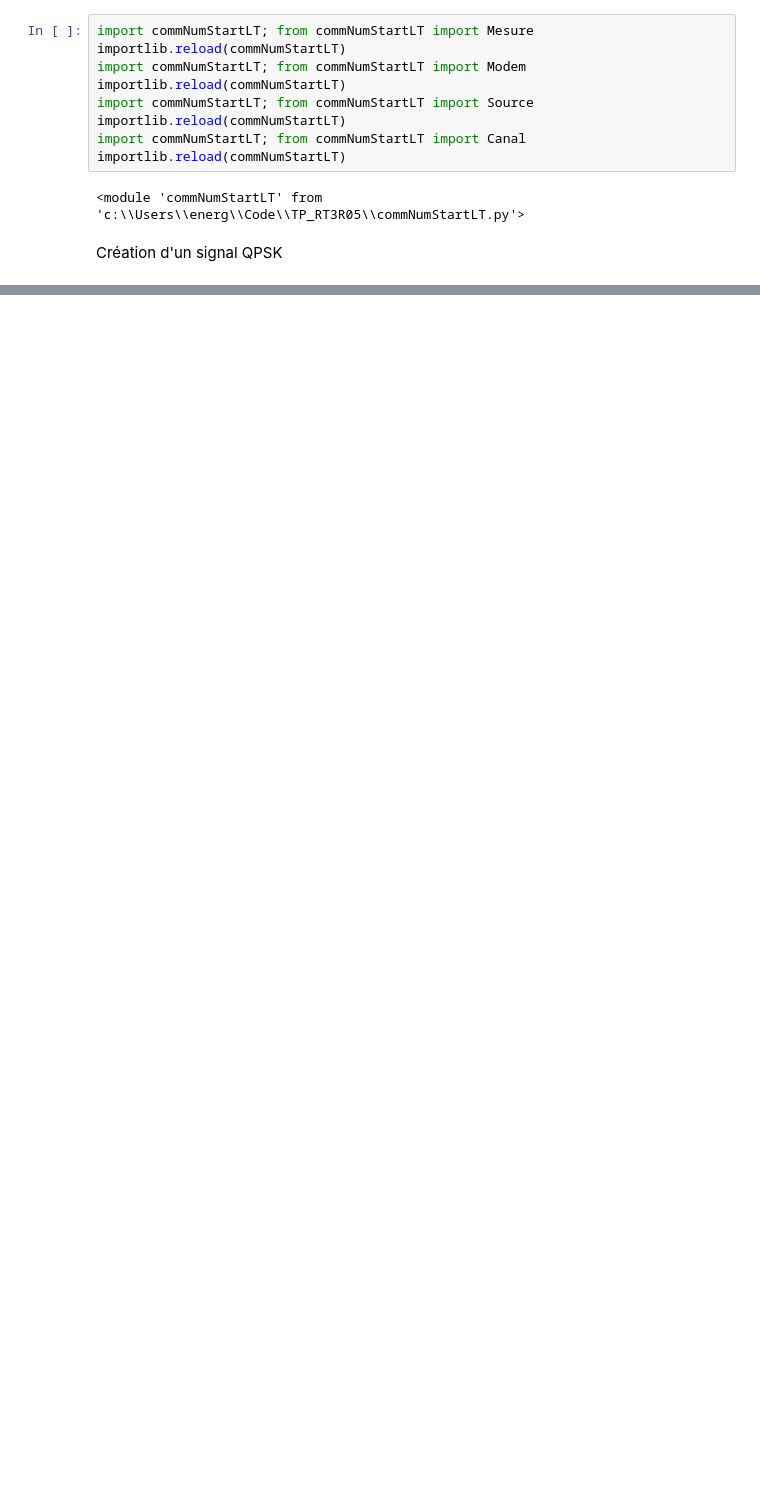
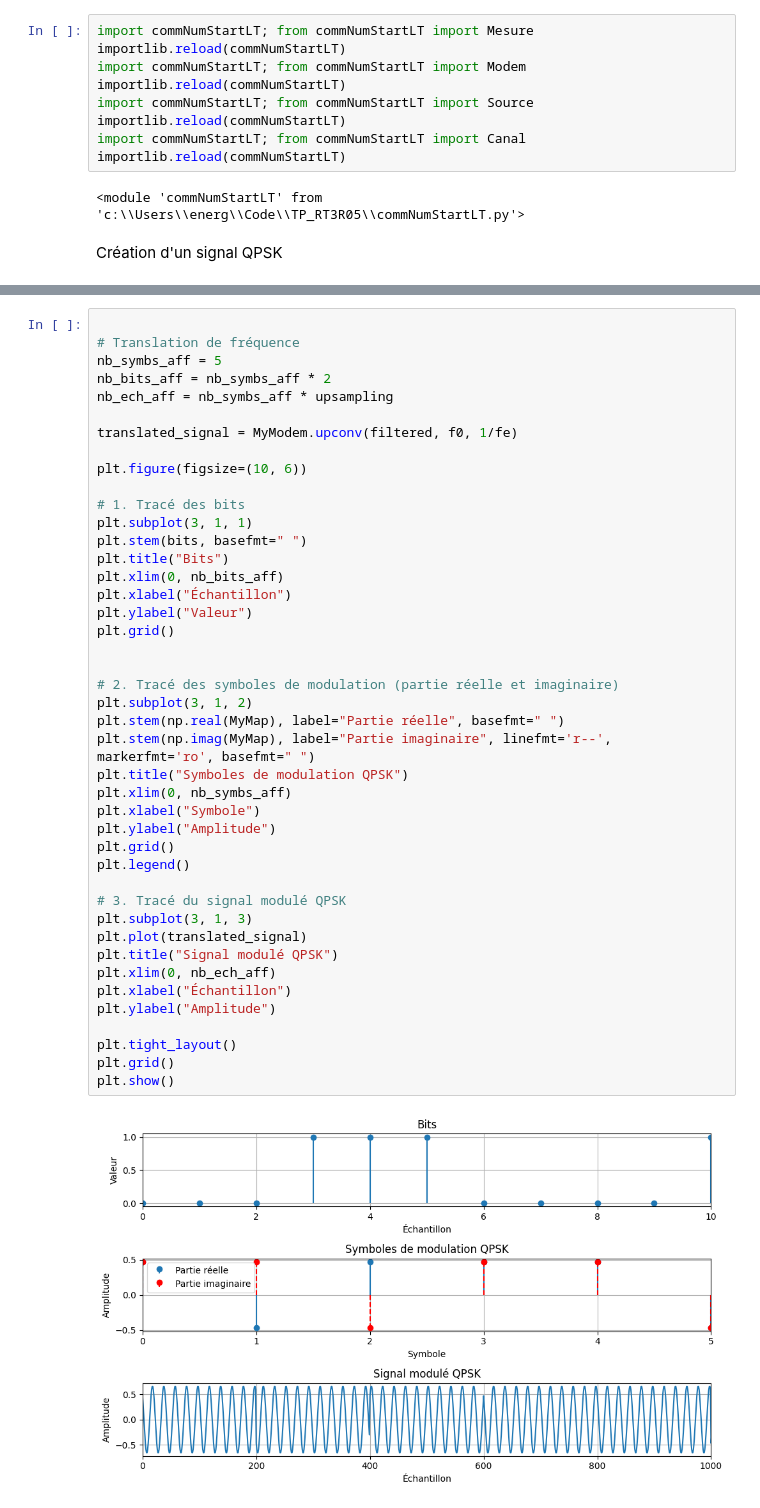
Before and after one commit to NergYR/TP_RT3R05, a Jupyter notebook: TP3_Transmission_sur_fréquence_porteuse_QPSK_LT.ipynb, the cells around one changed output, grey strips where cells are left out. Saved outputs shown, nothing was run; the diff lists cells and outputs as text; blank space fills up the shorter version.

```diff
--- a/TP3_Transmission_sur_fréquence_porteuse_QPSK_LT.ipynb
+++ b/TP3_Transmission_sur_fréquence_porteuse_QPSK_LT.ipynb
@@ -72,0 +107,45 @@ N = int(Ts * fe)
+# %%
+
+# Translation de fréquence
+nb_symbs_aff = 5
+nb_bits_aff = nb_symbs_aff * 2
+nb_ech_aff = nb_symbs_aff * upsampling
+
+translated_signal = MyModem.upconv(filtered, f0, 1/fe)
+
+plt.figure(figsize=(10, 6))
+
+# 1. Tracé des bits
+plt.subplot(3, 1, 1)
+plt.stem(bits, basefmt=" ")
+plt.title("Bits")
+plt.xlim(0, nb_bits_aff)
+plt.xlabel("Échantillon")
+plt.ylabel("Valeur")
+plt.grid()
+
+
+# 2. Tracé des symboles de modulation (partie réelle et imaginaire)
+plt.subplot(3, 1, 2)
+plt.stem(np.real(MyMap), label="Partie réelle", basefmt=" ")
+plt.stem(np.imag(MyMap), label="Partie imaginaire", linefmt='r--', markerfmt='ro', basefmt=" ")
+plt.title("Symboles de modulation QPSK")
+plt.xlim(0, nb_symbs_aff)
+plt.xlabel("Symbole")
+plt.ylabel("Amplitude")
+plt.grid()
+plt.legend()
+
+# 3. Tracé du signal modulé QPSK
+plt.subplot(3, 1, 3)
+plt.plot(translated_signal)
+plt.title("Signal modulé QPSK")
+plt.xlim(0, nb_ech_aff)
+plt.xlabel("Échantillon")
+plt.ylabel("Amplitude")
+
+plt.tight_layout()
+plt.grid()
+plt.show()
+# %% [output]
+[figure, added]
```
Also changed, not shown: parts of 12 cells of this notebook, 1 other file.
